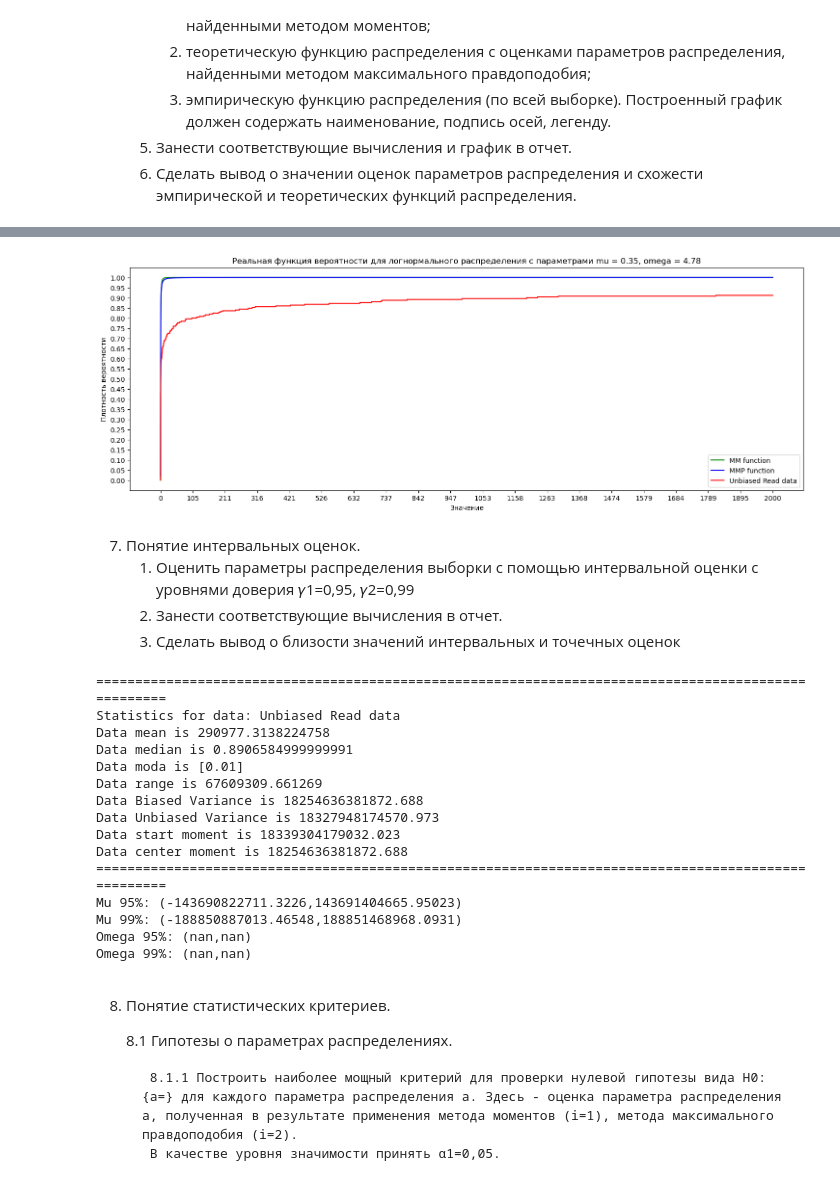
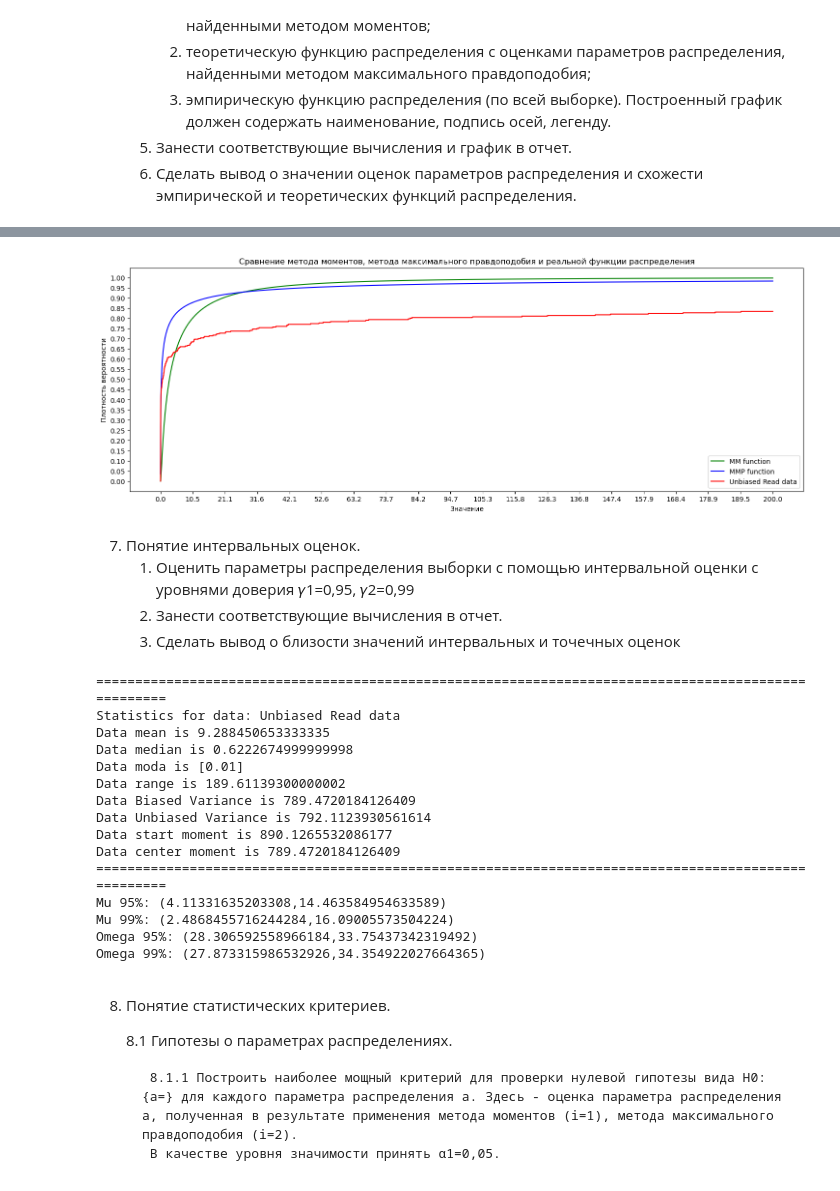
Before and after one commit to Numillyash/matstat-coursework, a Jupyter notebook: lognorm.ipynb, the cells around one changed output, grey strips where cells are left out. Drawn from its saved outputs; the diff is of its cells as text; code cells hidden in the pictures.

```diff
--- a/lognorm.ipynb
+++ b/lognorm.ipynb
@@ -14,7 +14,7 @@ with open('var_16_lognorm.csv', 'r') as f:
 class Statistics:
     def __init__(self, data: list, name: str):
         self.dataName = name
-        self.dataArr = data[:250]
+        self.dataArr = sorted(data)[:250]
         self.dataLen = len(data)
         self.getAllParams()
 
@@ -273,7 +273,7 @@ classedRandData_100 = Statistics(dataRand_100, 'Случайные 100 элем
 dataRand_200 = getRandomArr(classedUnbiasedData, 200)
 classedRandData_200 = Statistics(dataRand_200, 'Случайные 200 элементов выборки')
 
-right_border = 2000 # поставить 20к или 200к для дальнего вида
+right_border = 200 # поставить 20к или 200к для дальнего вида
 left_border = 0
 X = np.linspace(0.001 + left_border,right_border, num=10000)
 # step = 100
@@ -483,36 +483,35 @@ print(mu, sсo)
 # %%
-Y_real = [F_real(x, -1.137824382761229, 1.2950104883127607) for x in X]
-Y_real2 = [F_real(x, -2.48491823439057, 2.1838337657342675) for x in X]
+Y_real = [F_real(x, 1.061861702728239, 1.527684561972372) for x in X]
+Y_real2 = [F_real(x, -1.2805172532121836, 3.128912067938031) for x in X]
 Y_read = [f_hat(a, our_data) for a in X]
 
 mu = 0.35
 sco = 4.78
 
 fig, ax = plt.subplots(figsize=(18, 6))
 ax.plot(X, Y_real, color='green', label=f'MM function')
 ax.plot(X, Y_real2, color='blue', label=f'MMP function')
 ax.plot(X, Y_read, color='red', label=f'{our_data.dataName}')
 # Настройка внешнего вида графика
 ax.set_xlabel('Значение')
 ax.set_ylabel('Плотность вероятности')
-ax.set_title(f'Реальная функция вероятности для логнормального распределения с параметрами mu = {mu}, omega = {sco}')
+ax.set_title(f'Сравнение метода моментов, метода максимального правдоподобия и реальной функции распределения')
 ax.set_xticks(xt)
 ax.set_yticks(yt)
 ax.legend()
 
 # Вывод графика на экран
 plt.show()
 
 # вывод - ММ хуета
 # %% [output]
-[figure, old version]
+[figure, new version]
 # %% [markdown]
 7. Понятие интервальных оценок.
     1. Оценить  параметры  распределения  выборки  с  помощью  интервальной  оценки  с уровнями доверия 𝛾1=0,95, 𝛾2=0,99
     2. Занести соответствующие вычисления в отчет.
     3. Сделать вывод о близости значений интервальных и точечных оценок
 # %%
-
 
 SE = our_data.dataUnbiasedVariance() / our_data.dataLen
 Z_95 = 1.960
@@ -523,11 +522,11 @@ x_ = our_data.dataMean()
 our_data.printAllParams(True)
 print("Mu 95%: (" + str(x_-ME_95) + "," + str(x_+ME_95)+")")
 print("Mu 99%: (" + str(x_-ME_99) + "," + str(x_+ME_99)+")")
-Q1_95 = (np.log(our_data.dataUnbiasedVariance())-Z_95*our_data.dataLen)/((2*(np.log(our_data.dataMean())-np.log(our_data.dataUnbiasedVariance())))**0.5)
-Q2_95 = (np.log(our_data.dataUnbiasedVariance())+Z_95*our_data.dataLen)/((2*(np.log(our_data.dataMean())-np.log(our_data.dataUnbiasedVariance())))**0.5)
+Q1_95 = (((our_data.dataLen-1)*our_data.dataBiasedVariance()/(294.6)))**0.5
+Q2_95 = (((our_data.dataLen-1)*our_data.dataBiasedVariance()/(207.18)))**0.5
 
-Q1_99 = (np.log(our_data.dataUnbiasedVariance())-Z_99*our_data.dataLen)/((2*(np.log(our_data.dataMean())-np.log(our_data.dataUnbiasedVariance())))**0.5)
-Q2_99 = (np.log(our_data.dataUnbiasedVariance())+Z_99*our_data.dataLen)/((2*(np.log(our_data.dataMean())-np.log(our_data.dataUnbiasedVariance())))**0.5)
+Q1_99 = (((our_data.dataLen-1)*our_data.dataBiasedVariance()/(303.83)))**0.5
+Q2_99 = (((our_data.dataLen-1)*our_data.dataBiasedVariance()/(200)))**0.5
 o_ = our_data.dataUnbiasedVariance()
 print("Omega 95%: (" + str(Q1_95) + "," + str(Q2_95)+")")
 print("Omega 99%: (" + str(Q1_99) + "," + str(Q2_99)+")")
@@ -537,19 +536,19 @@ Y_real_ME = [F_real(x, 1.1036129651392073, 0.4808162191169823) for x in X]
 # %% [output]
 ====================================================================================================
 Statistics for data: Unbiased Read data
-Data mean is 290977.3138224758
-Data median is 0.8906584999999991
+Data mean is 9.288450653333335
+Data median is 0.6222674999999998
 Data moda is [0.01]
-Data range is 67609309.661269
-Data Biased Variance is 18254636381872.688
-Data Unbiased Variance is 18327948174570.973
-Data start moment is 18339304179032.023
-Data center moment is 18254636381872.688
+Data range is 189.61139300000002
+Data Biased Variance is 789.4720184126409
+Data Unbiased Variance is 792.1123930561614
+Data start moment is 890.1265532086177
+Data center moment is 789.4720184126409
 ====================================================================================================
-Mu 95%: (-143690822711.3226,143691404665.95023)
-Mu 99%: (-188850887013.46548,188851468968.0931)
-Omega 95%: (nan,nan)
-Omega 99%: (nan,nan)
+Mu 95%: (4.11331635203308,14.463584954633589)
+Mu 99%: (2.4868455716244284,16.09005573504224)
+Omega 95%: (28.306592558966184,33.75437342319492)
+Omega 99%: (27.873315986532926,34.354922027664365)
 # %% [markdown]
 8. Понятие статистических критериев.
 
```
Also changed, not shown: parts of 11 cells of this notebook.
